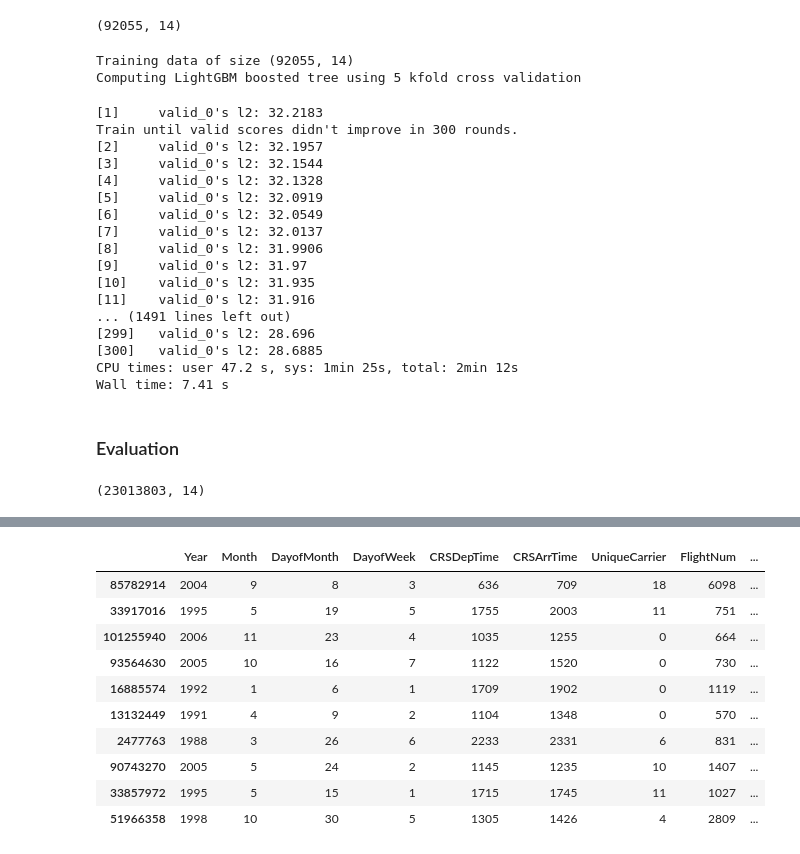
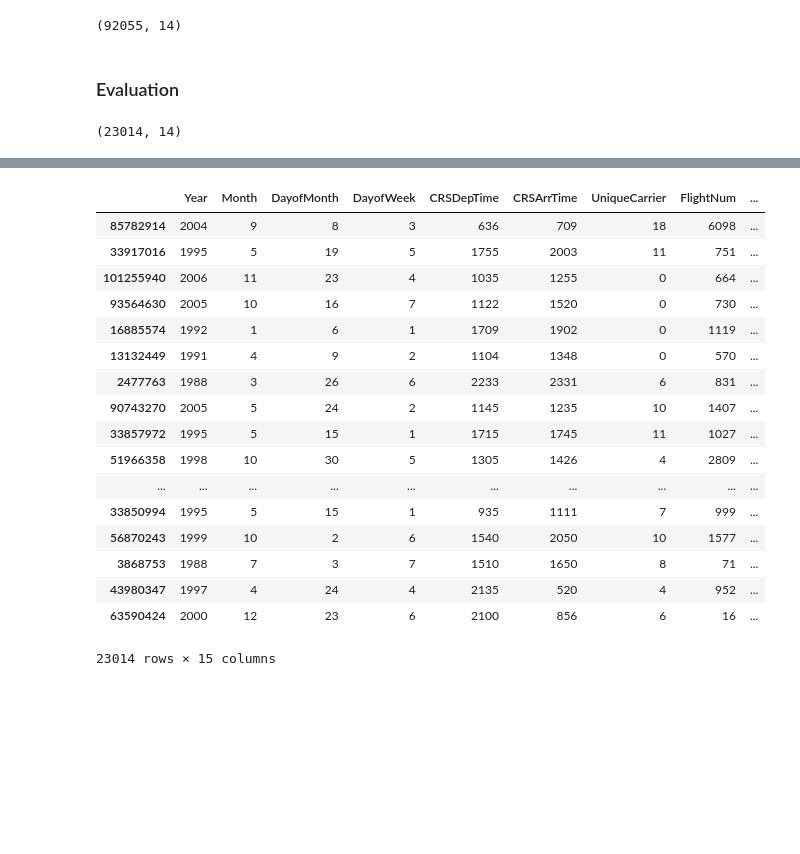
Before and after one commit to Azure/fast_retraining, a Jupyter notebook: experiments/lightgbm_airline_exp01.ipynb, the cells around one changed output, grey strips where cells are left out. Saved outputs shown, nothing was run; the diff lists cells and outputs as text; code cells hidden in the pictures; blank space fills up the shorter version.

```diff
--- a/experiments/lightgbm_airline_exp01.ipynb
+++ b/experiments/lightgbm_airline_exp01.ipynb
@@ -123,27 +123,7 @@ print(X_train_small.shape)
 (92055, 14)
 # %%
 %%time
-clfs = train_lightgbm(X_train_small)
+clfs = train_lightgbm(X_train)
-# %% [output]
-Training data of size (92055, 14)
-Computing LightGBM boosted tree using 5 kfold cross validation
-[1]     valid_0's l2: 32.2183
-Train until valid scores didn't improve in 300 rounds.
-[2]     valid_0's l2: 32.1957
-[3]     valid_0's l2: 32.1544
-[4]     valid_0's l2: 32.1328
-[5]     valid_0's l2: 32.0919
-[6]     valid_0's l2: 32.0549
-[7]     valid_0's l2: 32.0137
-[8]     valid_0's l2: 31.9906
-[9]     valid_0's l2: 31.97
-[10]    valid_0's l2: 31.935
-[11]    valid_0's l2: 31.916
-... (1491 lines left out)
-[299]   valid_0's l2: 28.696
-[300]   valid_0's l2: 28.6885
-CPU times: user 47.2 s, sys: 1min 25s, total: 2min 12s
-Wall time: 7.41 s
 # %% [markdown]
 ### Evaluation
 # %%
@@ -153,17 +133,17 @@ def compute_prediction(clfs, df, verbose=True):
     preds = []
     with Timer() as t:
         for clf in clfs:
-            preds.append(np.clip(clf.predict(x),0.0001,1))
+            preds.append(clf.predict(x))
         pred = gmean(np.array(preds), axis=0)
     if verbose: print("Prediction took %.03f sec.\n" % t.interval)
     df['prediction'] = pred
     return df
 # %%
 X_test_small = X_test.sample(frac=0.001, random_state=1)
-print(X_test.shape)
+print(X_test_small.shape)
 # %% [output]
-(23013803, 14)
+(23014, 14)
 # %%
-X_test_pred = compute_prediction(clfs, X_test_small)
-X_test_pred.head(10)
+X_test_pred = compute_prediction(clfs, X_test)
+X_test_pred.head(50)
 # %% [output]
@@ -171,11 +151,18 @@ Prediction took 6.053 sec.
 |  | Year | Month | DayofMonth | DayofWeek | CRSDepTime | CRSArrTime | UniqueCarrier | FlightNum | ... |
 | 85782914 | 2004 | 9 | 8 | 3 | 636 | 709 | 18 | 6098 | ... |
 | 33917016 | 1995 | 5 | 19 | 5 | 1755 | 2003 | 11 | 751 | ... |
 | 101255940 | 2006 | 11 | 23 | 4 | 1035 | 1255 | 0 | 664 | ... |
 | 93564630 | 2005 | 10 | 16 | 7 | 1122 | 1520 | 0 | 730 | ... |
 | 16885574 | 1992 | 1 | 6 | 1 | 1709 | 1902 | 0 | 1119 | ... |
 | 13132449 | 1991 | 4 | 9 | 2 | 1104 | 1348 | 0 | 570 | ... |
 | 2477763 | 1988 | 3 | 26 | 6 | 2233 | 2331 | 6 | 831 | ... |
 | 90743270 | 2005 | 5 | 24 | 2 | 1145 | 1235 | 10 | 1407 | ... |
 | 33857972 | 1995 | 5 | 15 | 1 | 1715 | 1745 | 11 | 1027 | ... |
 | 51966358 | 1998 | 10 | 30 | 5 | 1305 | 1426 | 4 | 2809 | ... |
+| ... | ... | ... | ... | ... | ... | ... | ... | ... | ... |
+| 33850994 | 1995 | 5 | 15 | 1 | 935 | 1111 | 7 | 999 | ... |
+| 56870243 | 1999 | 10 | 2 | 6 | 1540 | 2050 | 10 | 1577 | ... |
+| 3868753 | 1988 | 7 | 3 | 7 | 1510 | 1650 | 8 | 71 | ... |
+| 43980347 | 1997 | 4 | 24 | 4 | 2135 | 520 | 4 | 952 | ... |
+| 63590424 | 2000 | 12 | 23 | 6 | 2100 | 856 | 6 | 16 | ... |
+23014 rows × 15 columns
```
Also changed, not shown: parts of 1 cell of this notebook.
